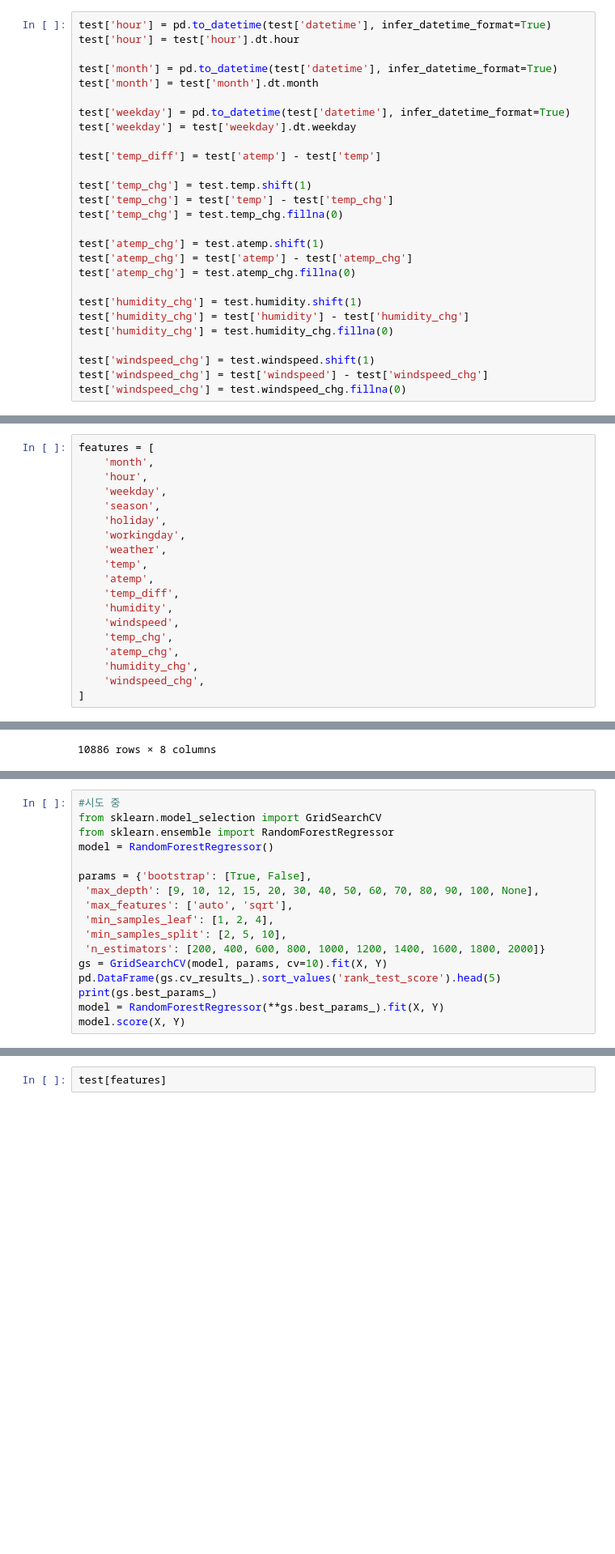
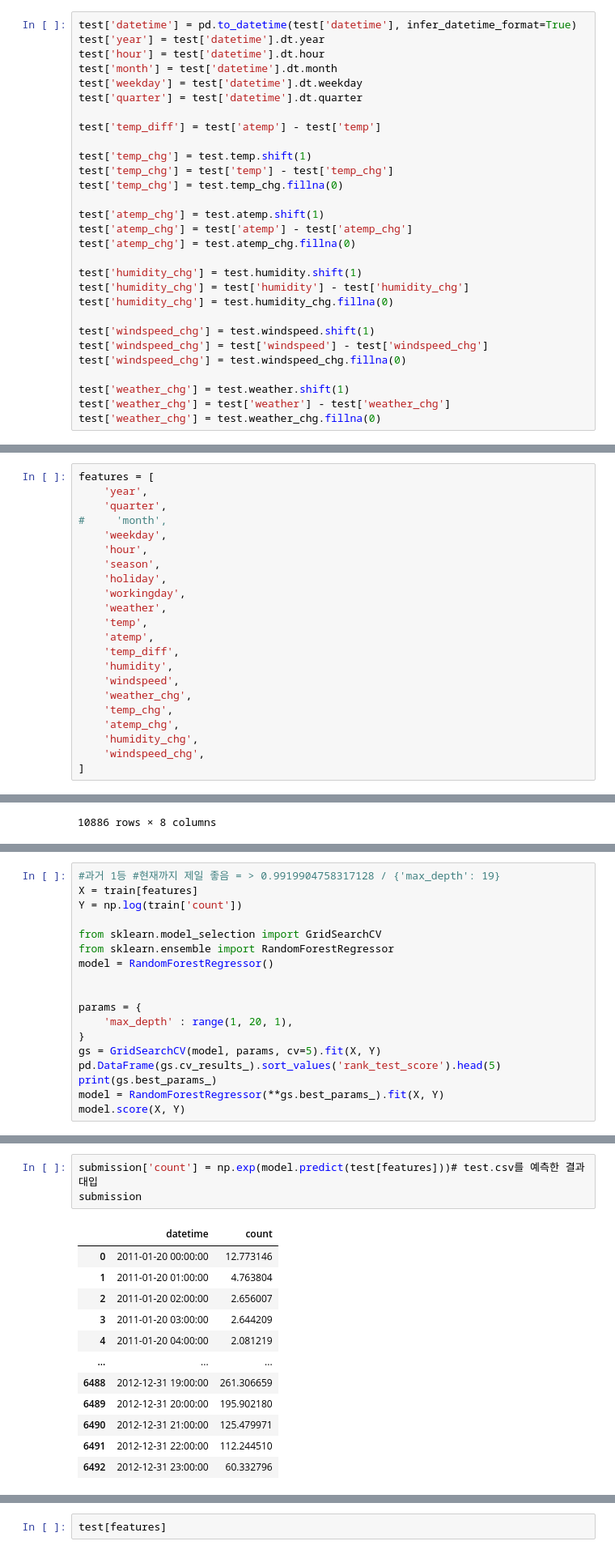
Before and after one commit to oms1226/20211018_1029_cdsipython, a Jupyter notebook: miniproject/MINI PROJECT _ Project-Bike-Demand-Prediction-Refactoring.ipynb, the cells around one changed output, grey strips where cells are left out. Shown: that part at 81% size. Cells and saved outputs as stored; diff of their text form; blank space fills up the shorter version.

```diff
--- a/miniproject/MINI PROJECT _ Project-Bike-Demand-Prediction-Refactoring.ipynb
+++ b/miniproject/MINI PROJECT _ Project-Bike-Demand-Prediction-Refactoring.ipynb
@@ -147,12 +149,10 @@ train['windspeed_chg'] = train.windspeed_chg.fillna(0)
 # %%
-test['hour'] = pd.to_datetime(test['datetime'], infer_datetime_format=True)
-test['hour'] = test['hour'].dt.hour
-
-test['month'] = pd.to_datetime(test['datetime'], infer_datetime_format=True)
-test['month'] = test['month'].dt.month
-
-test['weekday'] = pd.to_datetime(test['datetime'], infer_datetime_format=True)
-test['weekday'] = test['weekday'].dt.weekday
+test['datetime'] = pd.to_datetime(test['datetime'], infer_datetime_format=True)
+test['year'] = test['datetime'].dt.year
+test['hour'] = test['datetime'].dt.hour
+test['month'] = test['datetime'].dt.month
+test['weekday'] = test['datetime'].dt.weekday
+test['quarter'] = test['datetime'].dt.quarter
 
 test['temp_diff'] = test['atemp'] - test['temp']
 
@@ -171,6 +171,10 @@ test['humidity_chg'] = test.humidity_chg.fillna(0)
 test['windspeed_chg'] = test.windspeed.shift(1)
 test['windspeed_chg'] = test['windspeed'] - test['windspeed_chg']
 test['windspeed_chg'] = test.windspeed_chg.fillna(0)
+
+test['weather_chg'] = test.weather.shift(1)
+test['weather_chg'] = test['weather'] - test['weather_chg']
+test['weather_chg'] = test.weather_chg.fillna(0)
 # %%
 train
 # %% [output]
@@ -322,9 +326,11 @@ test.describe()
 | max | 4.000000 | 1.000000 | 1.000000 | 4.000000 | 40.180000 | 50.000000 | 100.000000 | 55.998600 | 23.000000 | 12.000000 | ... |
 # %%
 features = [
-    'month',
+    'year',
+    'quarter',
+#     'month',
+    'weekday',
     'hour',
-    'weekday',
     'season',
     'holiday',
     'workingday',
@@ -334,6 +340,7 @@ features = [
     'temp_diff',
     'humidity',
     'windspeed',
+    'weather_chg',
     'temp_chg',
     'atemp_chg',
     'humidity_chg',
@@ -472,16 +479,17 @@ model.score(X, Y)
 # %%
-#시도 중
+#과거 1등 #현재까지 제일 좋음 = > 0.9919904758317128 / {'max_depth': 19}
+X = train[features]
+Y = np.log(train['count'])
+
 from sklearn.model_selection import GridSearchCV
 from sklearn.ensemble import RandomForestRegressor
 model = RandomForestRegressor()
 
-params = {'bootstrap': [True, False],
- 'max_depth': [9, 10, 12, 15, 20, 30, 40, 50, 60, 70, 80, 90, 100, None],
- 'max_features': ['auto', 'sqrt'],
- 'min_samples_leaf': [1, 2, 4],
- 'min_samples_split': [2, 5, 10],
- 'n_estimators': [200, 400, 600, 800, 1000, 1200, 1400, 1600, 1800, 2000]}
-gs = GridSearchCV(model, params, cv=10).fit(X, Y)
+
+params = {
+    'max_depth' : range(1, 20, 1),
+}
+gs = GridSearchCV(model, params, cv=5).fit(X, Y)
 pd.DataFrame(gs.cv_results_).sort_values('rank_test_score').head(5)
 print(gs.best_params_)
 model = RandomForestRegressor(**gs.best_params_).fit(X, Y)
@@ -488,0 +500,16 @@ model.score(X, Y)
+# %%
+submission['count'] = np.exp(model.predict(test[features]))# test.csv를 예측한 결과 대입
+submission
+# %% [output]
+|  | datetime | count |
+| 0 | 2011-01-20 00:00:00 | 12.773146 |
+| 1 | 2011-01-20 01:00:00 | 4.763804 |
+| 2 | 2011-01-20 02:00:00 | 2.656007 |
+| 3 | 2011-01-20 03:00:00 | 2.644209 |
+| 4 | 2011-01-20 04:00:00 | 2.081219 |
+| ... | ... | ... |
+| 6488 | 2012-12-31 19:00:00 | 261.306659 |
+| 6489 | 2012-12-31 20:00:00 | 195.902180 |
+| 6490 | 2012-12-31 21:00:00 | 125.479971 |
+| 6491 | 2012-12-31 22:00:00 | 112.244510 |
+| 6492 | 2012-12-31 23:00:00 | 60.332796 |
```
Also changed, not shown: parts of 21 cells of this notebook.
